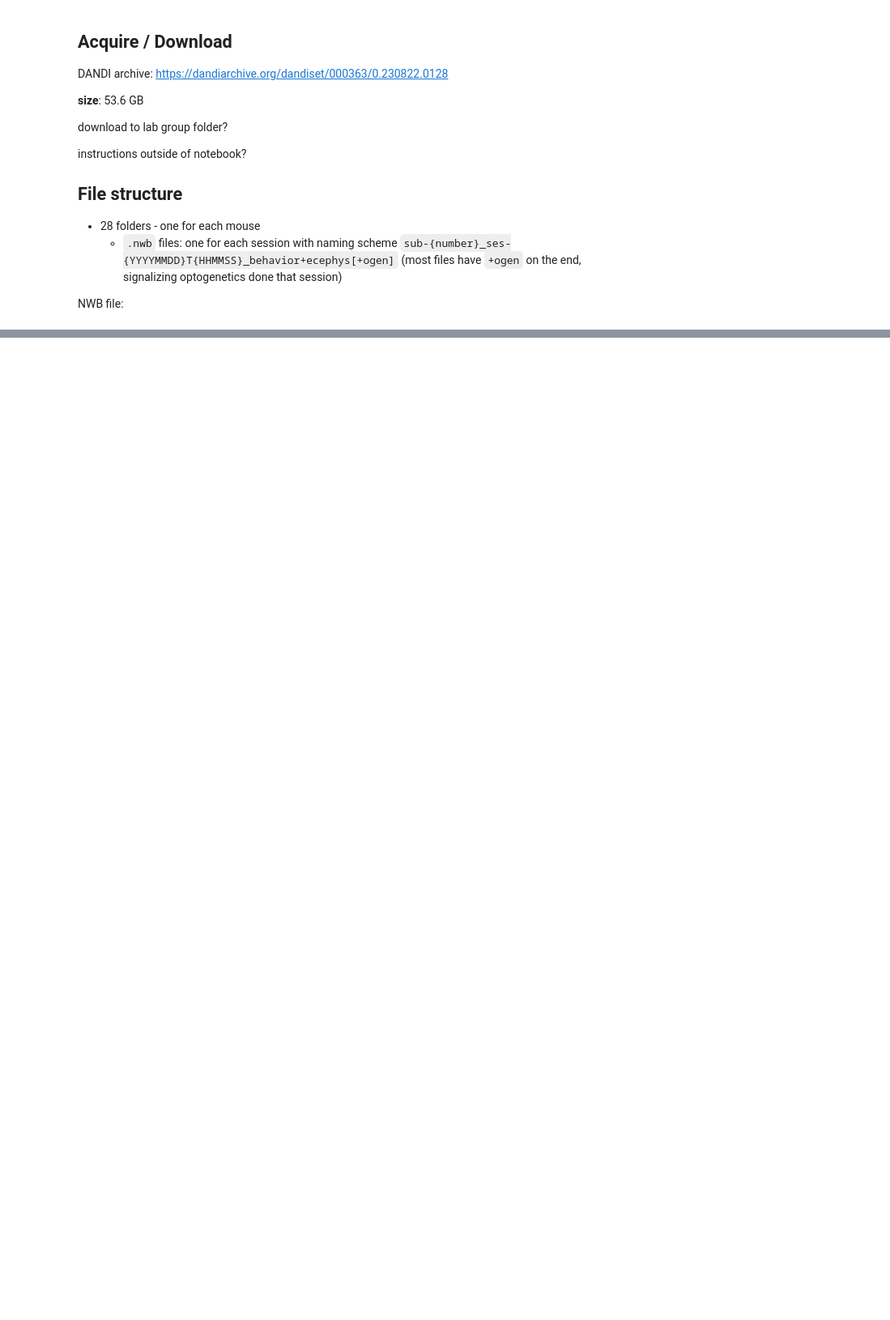
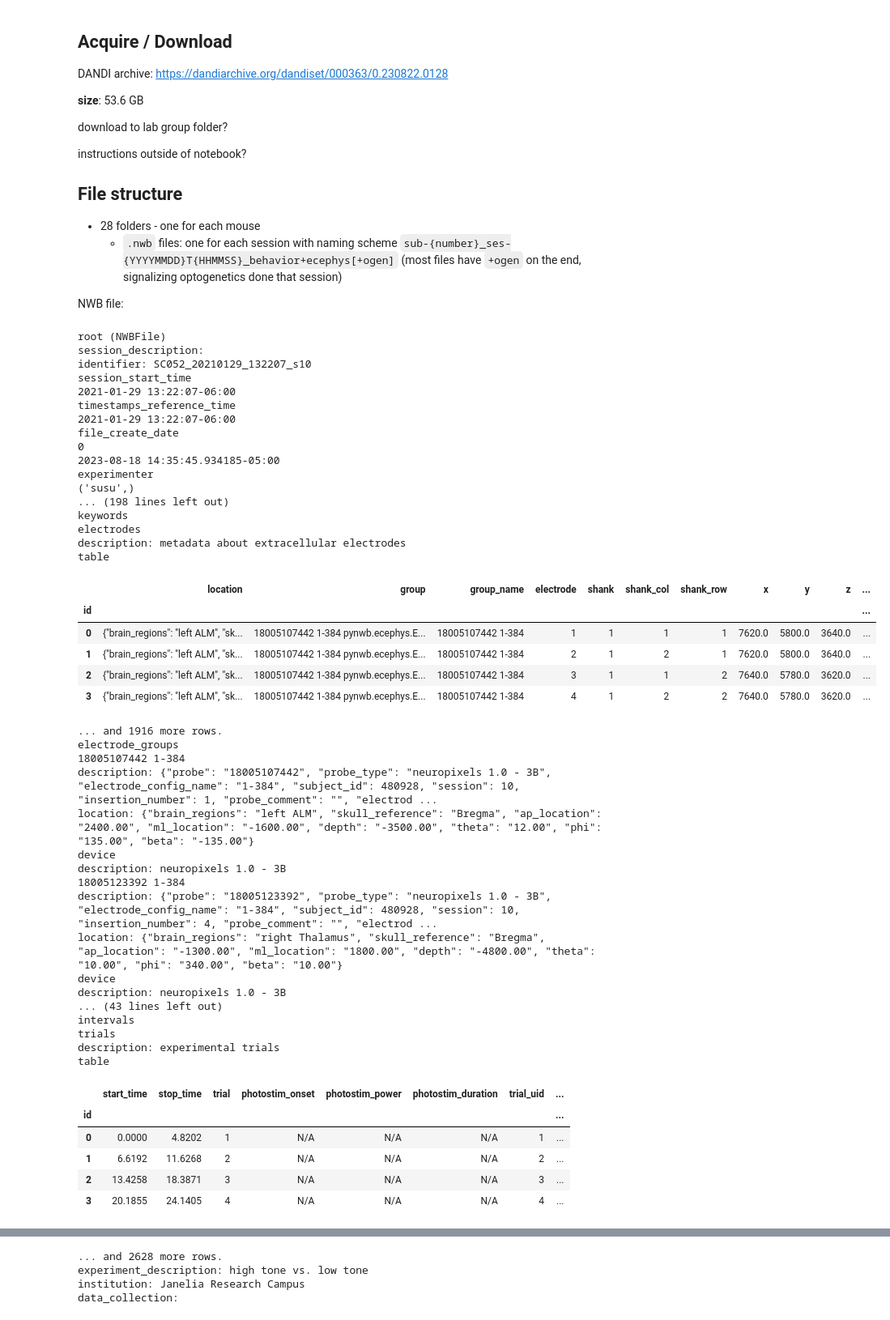
Before and after one commit to neurostatslab/neurostatslib, a Jupyter notebook: notebooks/mesoscale_activity.ipynb, the cells around one changed output, grey strips where cells are left out. Shown: that part at 81% size. Cells and saved outputs as stored; diff of their text form; code cells hidden in the pictures; blank space fills up the shorter version.

```diff
--- a/notebooks/mesoscale_activity.ipynb
+++ b/notebooks/mesoscale_activity.ipynb
@@ -140,14 +54,54 @@ instructions outside of notebook?
 
 NWB file:
 # %%
-import os
-import pynwb as nwb
-import pynapple as nap
-import pandas as pd
-
-fpath = "/mnt/home/neurostatslab/ceph/000363/sub-441666"
-fname = "sub-441666_ses-20190513T144253_behavior+ecephys+ogen.nwb"
-
-# # os.path.join(fpath,fname)
-# io = nwb.NWBHDF5IO(os.path.join(fpath,fname))
-# nwbfile = io.read()
+import pynacollada as nac
+nac.config["data_dir"] = "../data"
+data = nac.load_data("mesoscale_activity")
+data
+# %% [output]
+root (NWBFile)
+session_description:
+identifier: SC052_20210129_132207_s10
+session_start_time
+2021-01-29 13:22:07-06:00
+timestamps_reference_time
+2021-01-29 13:22:07-06:00
+file_create_date
+0
+2023-08-18 14:35:45.934185-05:00
+experimenter
+('susu',)
+... (198 lines left out)
+keywords
+electrodes
+description: metadata about extracellular electrodes
+table
+|  | location | group | group_name | electrode | shank | shank_col | shank_row | x | y | z | ... |
+| id |  |  |  |  |  |  |  |  |  |  | ... |
+| 0 | {"brain_regions": "left ALM", "sk... | 18005107442 1-384 pynwb.ecephys.E... | 18005107442 1-384 | 1 | 1 | 1 | 1 | 7620.0 | 5800.0 | 3640.0 | ... |
+| 1 | {"brain_regions": "left ALM", "sk... | 18005107442 1-384 pynwb.ecephys.E... | 18005107442 1-384 | 2 | 1 | 2 | 1 | 7620.0 | 5800.0 | 3640.0 | ... |
+| 2 | {"brain_regions": "left ALM", "sk... | 18005107442 1-384 pynwb.ecephys.E... | 18005107442 1-384 | 3 | 1 | 1 | 2 | 7640.0 | 5780.0 | 3620.0 | ... |
+| 3 | {"brain_regions": "left ALM", "sk... | 18005107442 1-384 pynwb.ecephys.E... | 18005107442 1-384 | 4 | 1 | 2 | 2 | 7640.0 | 5780.0 | 3620.0 | ... |
+... and 1916 more rows.
+electrode_groups
+18005107442 1-384
+description: {"probe": "18005107442", "probe_type": "neuropixels 1.0 - 3B", "electrode_config_name": "1-384", "subject_id": 480928, "session": 10, "insertion_number": 1, "probe_comment": "", "electrod ...
+location: {"brain_regions": "left ALM", "skull_reference": "Bregma", "ap_location": "2400.00", "ml_location": "-1600.00", "depth": "-3500.00", "theta": "12.00", "phi": "135.00", "beta": "-135.00"}
+device
+description: neuropixels 1.0 - 3B
+18005123392 1-384
+description: {"probe": "18005123392", "probe_type": "neuropixels 1.0 - 3B", "electrode_config_name": "1-384", "subject_id": 480928, "session": 10, "insertion_number": 4, "probe_comment": "", "electrod ...
+location: {"brain_regions": "right Thalamus", "skull_reference": "Bregma", "ap_location": "-1300.00", "ml_location": "1800.00", "depth": "-4800.00", "theta": "10.00", "phi": "340.00", "beta": "10.00"}
+device
+description: neuropixels 1.0 - 3B
+... (43 lines left out)
+intervals
+trials
+description: experimental trials
+table
+|  | start_time | stop_time | trial | photostim_onset | photostim_power | photostim_duration | trial_uid | ... |
+| id |  |  |  |  |  |  |  | ... |
+| 0 | 0.0000 | 4.8202 | 1 | N/A | N/A | N/A | 1 | ... |
+| 1 | 6.6192 | 11.6268 | 2 | N/A | N/A | N/A | 2 | ... |
+| 2 | 13.4258 | 18.3871 | 3 | N/A | N/A | N/A | 3 | ... |
+| 3 | 20.1855 | 24.1405 | 4 | N/A | N/A | N/A | 4 | ... |
@@ -153,0 +137,4 @@ fname = "sub-441666_ses-20190513T144253_behavior+ecephys+ogen.nwb"
+... and 2628 more rows.
+experiment_description: high tone vs. low tone
+institution: Janelia Research Campus
+data_collection:
```
Also changed, not shown: parts of 4 cells of this notebook, 7 other files.
